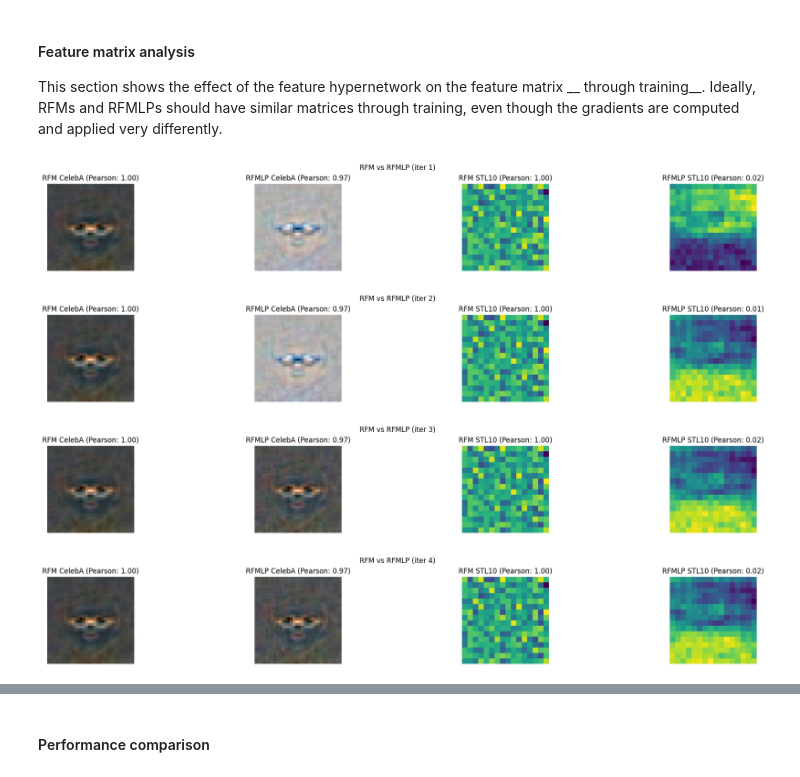
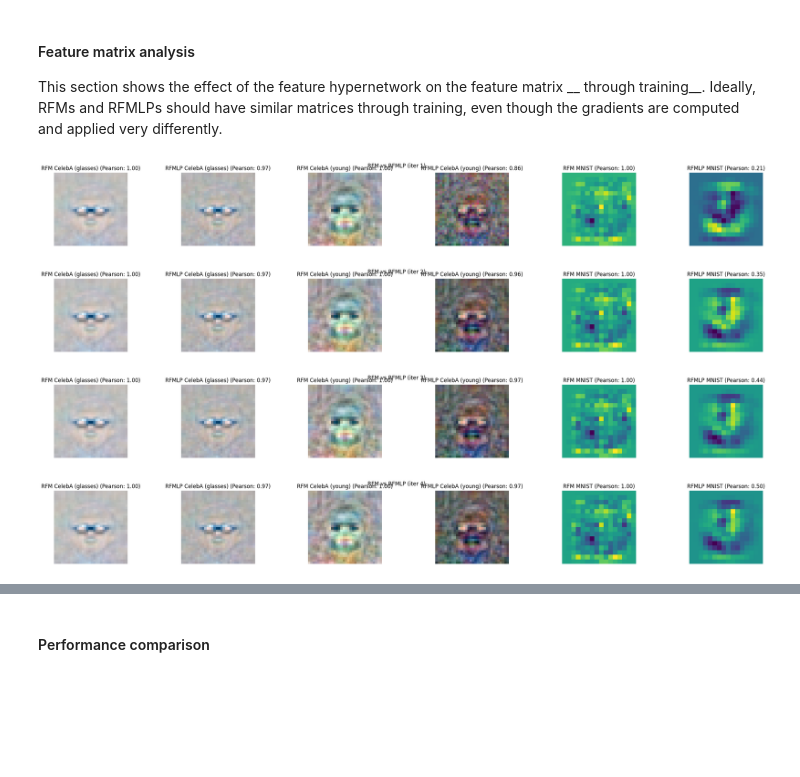
Before and after one commit to gerkone/recursive_feature_machines_praktikum, a Jupyter notebook: praktikum/extension.ipynb, the cells around one changed output, grey strips where cells are left out. Saved outputs shown, nothing was run; the diff lists cells and outputs as text; code cells hidden in the pictures; blank space fills up the shorter version.

```diff
--- a/praktikum/extension.ipynb
+++ b/praktikum/extension.ipynb
@@ -761,57 +796,91 @@ Finally, this subsection shows the effect of a feature hypernetwork, which is a
 This section shows the effect of the feature hypernetwork on the feature matrix __ through training__. Ideally, RFMs and RFMLPs should have similar matrices through training, even though the gradients are computed and applied very differently.
 # %%
 import torch
-from scipy.stats import pearsonr
 
 from utils.visualize import visualize_M_dict, get_max_eigenvector
 
 d = next(iter(celeba_trainloader))[0].shape[1]
 M_rfm_celeba = torch.eye(d)
 rfmlp_celeba = rfm.RFMLP(d, 10, 1e-3)
+M_rfm_celeba2 = torch.eye(d)
+rfmlp_celeba2 = rfm.RFMLP(d, 10, 1e-3)
 
-d = next(iter(stl10_trainloader))[0].shape[1]
-M_rfm_stl = torch.eye(d)
-rfmlp_stl = rfm.RFMLP(d, 10, 1e-3)
+
+d = next(iter(mnist_trainloader))[0].shape[1]
+M_rfm_mnist = torch.eye(d)
+rfmlp_mnist = rfm.RFMLP(d, 10, 1e-3)
 
 for i in range(5):
-    M_rfm_celeba, _, _, _ = rfm.train(celeba_trainloader, celeba_testloader, M=M_rfm_celeba, iters=1, soft_gamma=1e-4)
-    rfmlp_celeba, _, _, _ = rfm.train_hypernet(celeba_trainloader, celeba_testloader, model=rfmlp_celeba, iters=1, lr=1e-3)
+    M_rfm_celeba, _, _, _ = rfm.train(
+        celeba_trainloader, celeba_testloader, M=M_rfm_celeba, iters=1, soft_gamma=1e-5
+    )
+    rfmlp_celeba, _, _, _ = rfm.train_hypernet(
+        celeba_trainloader, celeba_testloader, model=rfmlp_celeba, iters=1, lr=1e-4
+    )
+    M_rfm_celeba2, _, _, _ = rfm.train(
+        celeba_young_trainloader,
+        celeba_young_testloader,
+        M=M_rfm_celeba2,
+        iters=1,
+        soft_gamma=1e-5,
+    )
+    rfmlp_celeba2, _, _, _ = rfm.train_hypernet(
+        celeba_young_trainloader,
+        celeba_young_testloader,
+        model=rfmlp_celeba2,
+        iters=1,
+        lr=1e-4,
+    )
 
-    M_rfm_stl, _, _, _ = rfm.train(stl10_trainloader, stl10_testloader, M=M_rfm_stl, iters=1)
-    rfmlp_stl, _, _, _ = rfm.train_hypernet(stl10_trainloader, stl10_testloader, model=rfmlp_stl, iters=1)
+    M_rfm_mnist, _, _, _ = rfm.train(
+        mnist_trainloader, mnist_testloader, M=M_rfm_mnist, iters=1
+    )
+    rfmlp_mnist, _, _, _ = rfm.train_hypernet(
+        mnist_trainloader, mnist_testloader, model=rfmlp_mnist, iters=1
+    )
 
     M_rfm_celeba_ = M_rfm_celeba.detach().cpu().numpy()
     rfmlp_M_celeba = rfmlp_celeba.M.detach().cpu().numpy()
+    M_rfm_celeba2_ = M_rfm_celeba2.detach().cpu().numpy()
+    rfmlp_M_celeba2 = rfmlp_celeba2.M.detach().cpu().numpy()
 
-    M_rfm_stl_ = M_rfm_stl.detach().cpu().numpy()
-    rfmlp_M_stl = rfmlp_stl.M.detach().cpu().numpy()
+    M_rfm_mnist_ = M_rfm_mnist.detach().cpu().numpy()
+    rfmlp_M_mnist = rfmlp_mnist.M.detach().cpu().numpy()
 
     P_celeba = np.abs(
         pearsonr(
             get_max_eigenvector(M_rfm_celeba_).flatten(),
-            get_max_eigenvector(rfmlp_M_celeba).flatten()
+            get_max_eigenvector(rfmlp_M_celeba).flatten(),
         )[0]
     )
-    P_stl = np.abs(
+    P_celeba2 = np.abs(
         pearsonr(
-            get_max_eigenvector(M_rfm_stl_).flatten(),
-            get_max_eigenvector(rfmlp_M_stl).flatten()
+            get_max_eigenvector(M_rfm_celeba2_).flatten(),
+            get_max_eigenvector(rfmlp_M_celeba2).flatten(),
+        )[0]
+    )
+    P_mnist = np.abs(
+        pearsonr(
+            get_max_eigenvector(M_rfm_mnist_).flatten(),
+            get_max_eigenvector(rfmlp_M_mnist).flatten(),
         )[0]
     )
     visualize_M_dict(
         {
-            "RFM CelebA": (1, M_rfm_celeba_),
-            "RFMLP CelebA": (P_celeba, rfmlp_M_celeba),
-            "RFM STL10": (1, M_rfm_stl_),
-            "RFMLP STL10": (P_stl, rfmlp_M_stl),
+            "RFM CelebA (glasses)": (1, M_rfm_celeba_),
+            "RFMLP CelebA (glasses)": (P_celeba, rfmlp_M_celeba),
+            "RFM CelebA (young)": (1, M_rfm_celeba2_),
+            "RFMLP CelebA (young)": (P_celeba2, rfmlp_M_celeba2),
+            "RFM MNIST": (1, M_rfm_mnist_),
+            "RFMLP MNIST": (P_mnist, rfmlp_M_mnist),
         },
         target_plots=["eig"],
         title=f"RFM vs RFMLP (iter {i + 1})",
-        is_pearson=True
+        is_pearson=True,
     )
     plt.show()
 # %% [output]
-[figure, old version]
+[figure, new version]
-[figure, old version]
+[figure, new version]
-[figure, old version]
+[figure, new version]
-[figure, old version]
+[figure, new version]
```
Also changed, not shown: parts of 19 cells of this notebook, 5 other files.
